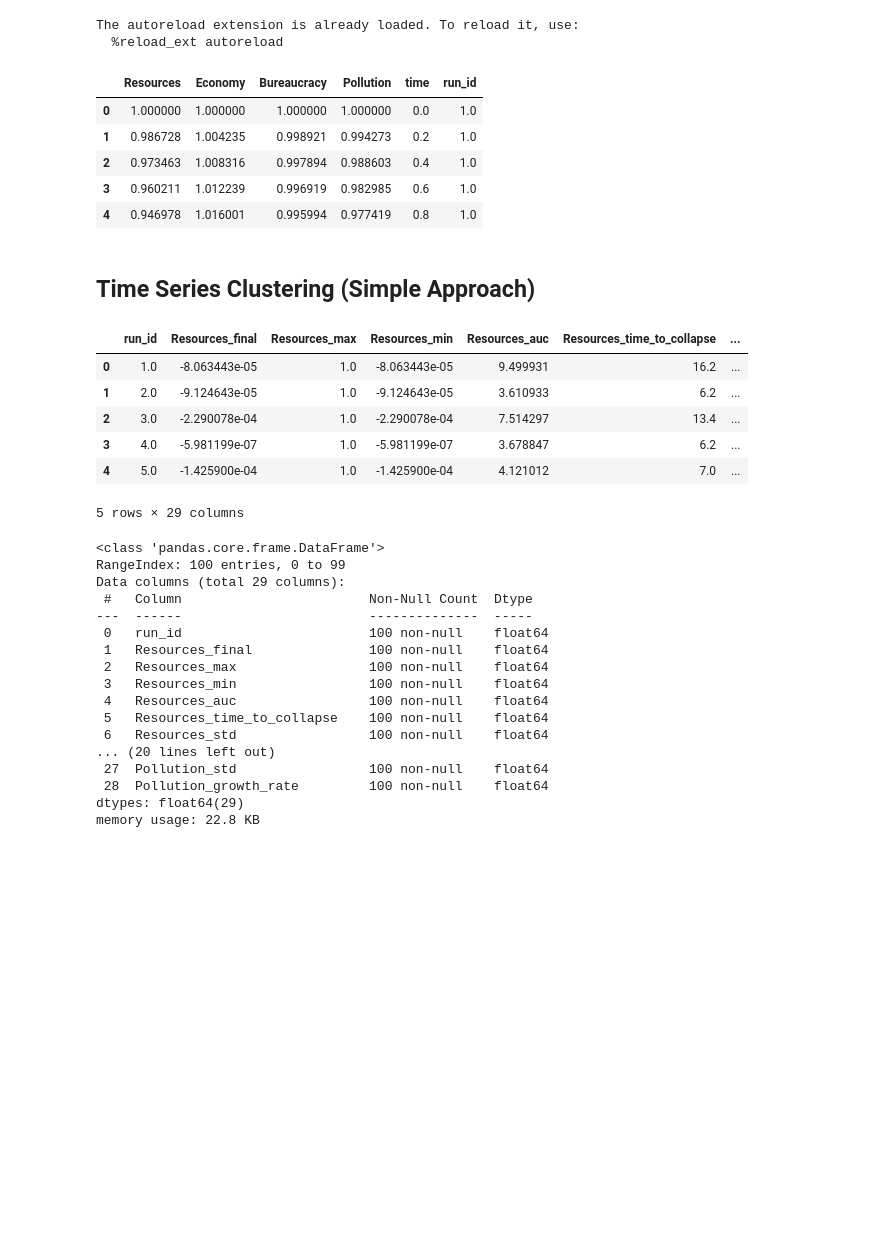
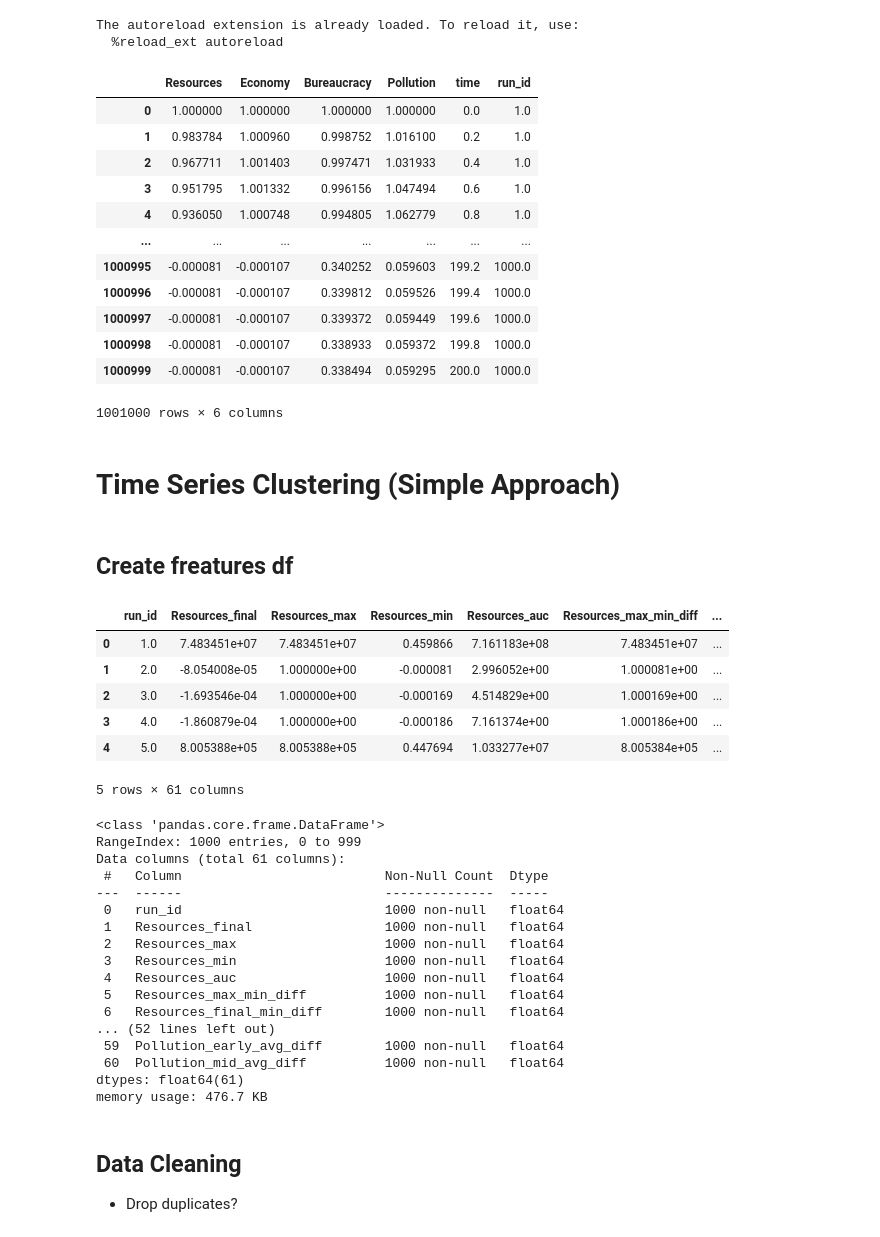
Before and after one commit to emolinaperez/looking_back_to_look_forward, a Jupyter notebook: model/python_ver/time_series_clust.ipynb, the cells around one changed output. Saved outputs shown, nothing was run; the diff lists cells and outputs as text; code cells hidden in the pictures; blank space fills up the shorter version.

Commit message:
time series clustering notebook updated with preliminary clustering results

```diff
--- a/model/python_ver/time_series_clust.ipynb
+++ b/model/python_ver/time_series_clust.ipynb
@@ -17,14 +26,21 @@ model_dir = os.path.abspath(os.path.join(script_dir, os.pardir))
 root_dir = os.path.abspath(os.path.join(model_dir, os.pardir))
 tableu_dir = os.path.join(root_dir, 'tableau')
 # %%
-output_df = pd.read_csv(os.path.join(tableu_dir, 'bardis_ensemble_python_ver.csv'))
-output_df.head()
+output_df = pd.read_csv(os.path.join(tableu_dir, 'bardis_ensemble_python_ver_1000.csv'))
+output_df
 # %% [output]
 |  | Resources | Economy | Bureaucracy | Pollution | time | run_id |
 | 0 | 1.000000 | 1.000000 | 1.000000 | 1.000000 | 0.0 | 1.0 |
-| 1 | 0.986728 | 1.004235 | 0.998921 | 0.994273 | 0.2 | 1.0 |
-| 2 | 0.973463 | 1.008316 | 0.997894 | 0.988603 | 0.4 | 1.0 |
-| 3 | 0.960211 | 1.012239 | 0.996919 | 0.982985 | 0.6 | 1.0 |
-| 4 | 0.946978 | 1.016001 | 0.995994 | 0.977419 | 0.8 | 1.0 |
+| 1 | 0.983784 | 1.000960 | 0.998752 | 1.016100 | 0.2 | 1.0 |
+| 2 | 0.967711 | 1.001403 | 0.997471 | 1.031933 | 0.4 | 1.0 |
+| 3 | 0.951795 | 1.001332 | 0.996156 | 1.047494 | 0.6 | 1.0 |
+| 4 | 0.936050 | 1.000748 | 0.994805 | 1.062779 | 0.8 | 1.0 |
+| ... | ... | ... | ... | ... | ... | ... |
+| 1000995 | -0.000081 | -0.000107 | 0.340252 | 0.059603 | 199.2 | 1000.0 |
+| 1000996 | -0.000081 | -0.000107 | 0.339812 | 0.059526 | 199.4 | 1000.0 |
+| 1000997 | -0.000081 | -0.000107 | 0.339372 | 0.059449 | 199.6 | 1000.0 |
+| 1000998 | -0.000081 | -0.000107 | 0.338933 | 0.059372 | 199.8 | 1000.0 |
+| 1000999 | -0.000081 | -0.000107 | 0.338494 | 0.059295 | 200.0 | 1000.0 |
+1001000 rows × 6 columns
 # %%
 fe = FeatureExtractor()
@@ -31,33 +48,39 @@ fe = FeatureExtractor()
 # %% [markdown]
-## Time Series Clustering (Simple Approach)
+# Time Series Clustering (Simple Approach)
+# %% [markdown]
+## Create freatures df
 # %%
 features_df = output_df.groupby("run_id").apply(fe.extract_ts_features).reset_index()
 features_df.head()
 # %% [output]
-|  | run_id | Resources_final | Resources_max | Resources_min | Resources_auc | Resources_time_to_collapse | ... |
-| 0 | 1.0 | -8.063443e-05 | 1.0 | -8.063443e-05 | 9.499931 | 16.2 | ... |
-| 1 | 2.0 | -9.124643e-05 | 1.0 | -9.124643e-05 | 3.610933 | 6.2 | ... |
-| 2 | 3.0 | -2.290078e-04 | 1.0 | -2.290078e-04 | 7.514297 | 13.4 | ... |
-| 3 | 4.0 | -5.981199e-07 | 1.0 | -5.981199e-07 | 3.678847 | 6.2 | ... |
-| 4 | 5.0 | -1.425900e-04 | 1.0 | -1.425900e-04 | 4.121012 | 7.0 | ... |
+|  | run_id | Resources_final | Resources_max | Resources_min | Resources_auc | Resources_max_min_diff | ... |
+| 0 | 1.0 | 7.483451e+07 | 7.483451e+07 | 0.459866 | 7.161183e+08 | 7.483451e+07 | ... |
+| 1 | 2.0 | -8.054008e-05 | 1.000000e+00 | -0.000081 | 2.996052e+00 | 1.000081e+00 | ... |
+| 2 | 3.0 | -1.693546e-04 | 1.000000e+00 | -0.000169 | 4.514829e+00 | 1.000169e+00 | ... |
+| 3 | 4.0 | -1.860879e-04 | 1.000000e+00 | -0.000186 | 7.161374e+00 | 1.000186e+00 | ... |
+| 4 | 5.0 | 8.005388e+05 | 8.005388e+05 | 0.447694 | 1.033277e+07 | 8.005384e+05 | ... |
-5 rows × 29 columns
+5 rows × 61 columns
 # %%
 features_df.info()
 # %% [output]
 <class 'pandas.core.frame.DataFrame'>
-RangeIndex: 100 entries, 0 to 99
-Data columns (total 29 columns):
- #   Column                        Non-Null Count  Dtype
----  ------                        --------------  -----
- 0   run_id                        100 non-null    float64
- 1   Resources_final               100 non-null    float64
- 2   Resources_max                 100 non-null    float64
- 3   Resources_min                 100 non-null    float64
- 4   Resources_auc                 100 non-null    float64
- 5   Resources_time_to_collapse    100 non-null    float64
- 6   Resources_std                 100 non-null    float64
-... (20 lines left out)
- 27  Pollution_std                 100 non-null    float64
- 28  Pollution_growth_rate         100 non-null    float64
-dtypes: float64(29)
-memory usage: 22.8 KB
+RangeIndex: 1000 entries, 0 to 999
+Data columns (total 61 columns):
+ #   Column                          Non-Null Count  Dtype
+---  ------                          --------------  -----
+ 0   run_id                          1000 non-null   float64
+ 1   Resources_final                 1000 non-null   float64
+ 2   Resources_max                   1000 non-null   float64
+ 3   Resources_min                   1000 non-null   float64
+ 4   Resources_auc                   1000 non-null   float64
+ 5   Resources_max_min_diff          1000 non-null   float64
+ 6   Resources_final_min_diff        1000 non-null   float64
+... (52 lines left out)
+ 59  Pollution_early_avg_diff        1000 non-null   float64
+ 60  Pollution_mid_avg_diff          1000 non-null   float64
+dtypes: float64(61)
+memory usage: 476.7 KB
+# %% [markdown]
+## Data Cleaning
+
+- Drop duplicates?
```
Also changed, not shown: parts of 34 cells of this notebook.
